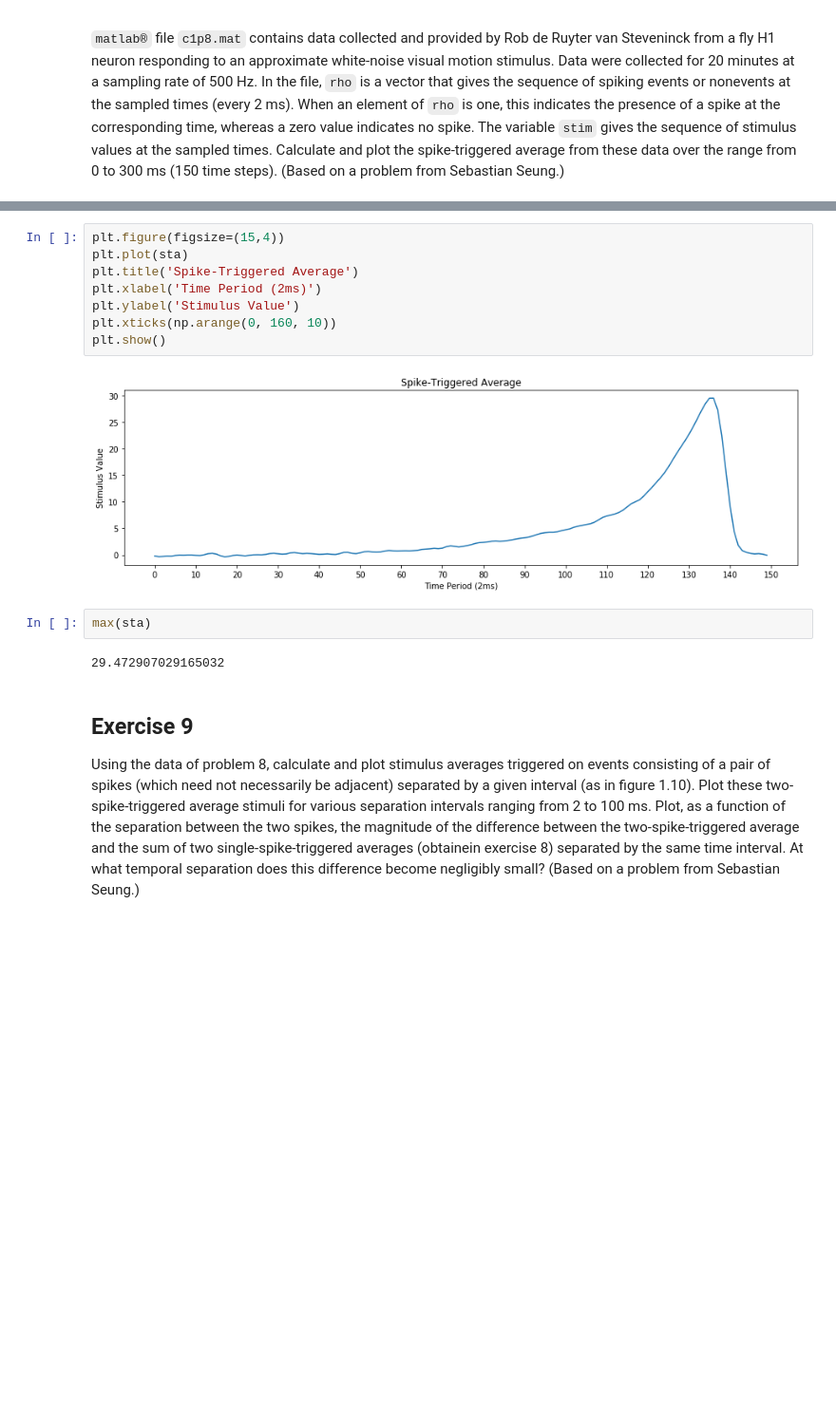
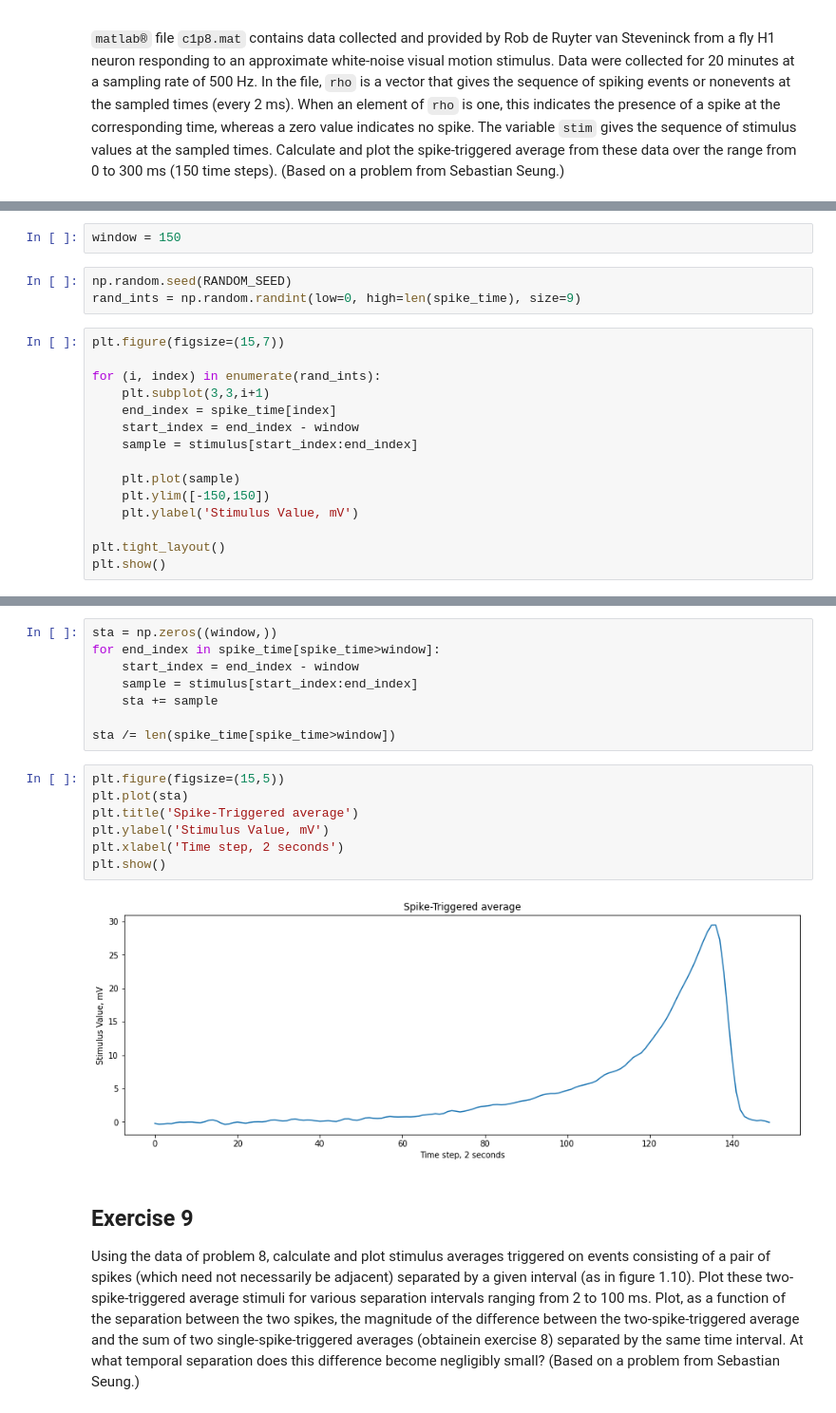
Before and after one commit to rklymentiev/neuromath, a Jupyter notebook: chapter_1.ipynb, the cells around one changed output, grey strips where cells are left out. Shown: that part at 95% size. Drawn from its saved outputs; the diff is of its cells as text; blank space fills up the shorter version.

```diff
--- a/chapter_1.ipynb
+++ b/chapter_1.ipynb
@@ -394,0 +445,20 @@ plt.show()
+# %%
+window = 150
+# %%
+np.random.seed(RANDOM_SEED)
+rand_ints = np.random.randint(low=0, high=len(spike_time), size=9)
+# %%
+plt.figure(figsize=(15,7))
+
+for (i, index) in enumerate(rand_ints):
+    plt.subplot(3,3,i+1)
+    end_index = spike_time[index]
+    start_index = end_index - window
+    sample = stimulus[start_index:end_index]
+
+    plt.plot(sample)
+    plt.ylim([-150,150])
+    plt.ylabel('Stimulus Value, mV')
+
+plt.tight_layout()
+plt.show()
@@ -395,17 +467,20 @@ plt.show()
+# %%
+sta = np.zeros((window,))
+for end_index in spike_time[spike_time>window]:
+    start_index = end_index - window
+    sample = stimulus[start_index:end_index]
+    sta += sample
+
+sta /= len(spike_time[spike_time>window])
 # %%
-plt.figure(figsize=(15,4))
+plt.figure(figsize=(15,5))
 plt.plot(sta)
-plt.title('Spike-Triggered Average')
-plt.xlabel('Time Period (2ms)')
-plt.ylabel('Stimulus Value')
-plt.xticks(np.arange(0, 160, 10))
+plt.title('Spike-Triggered average')
+plt.ylabel('Stimulus Value, mV')
+plt.xlabel('Time step, 2 seconds')
 plt.show()
 # %% [output]
-[figure, old version]
+[figure, new version]
-# %%
-max(sta)
-# %% [output]
-29.472907029165032
 # %% [markdown]
 ## Exercise 9 <a name="ex9"></a>
 
```
Also changed, not shown: parts of 23 cells of this notebook, 2 other files.
